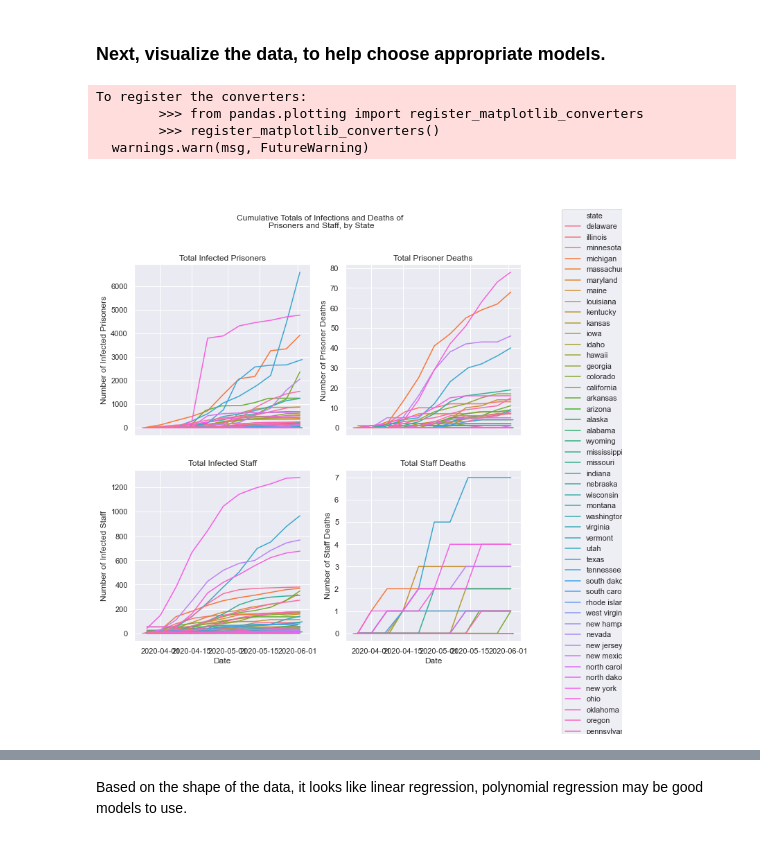
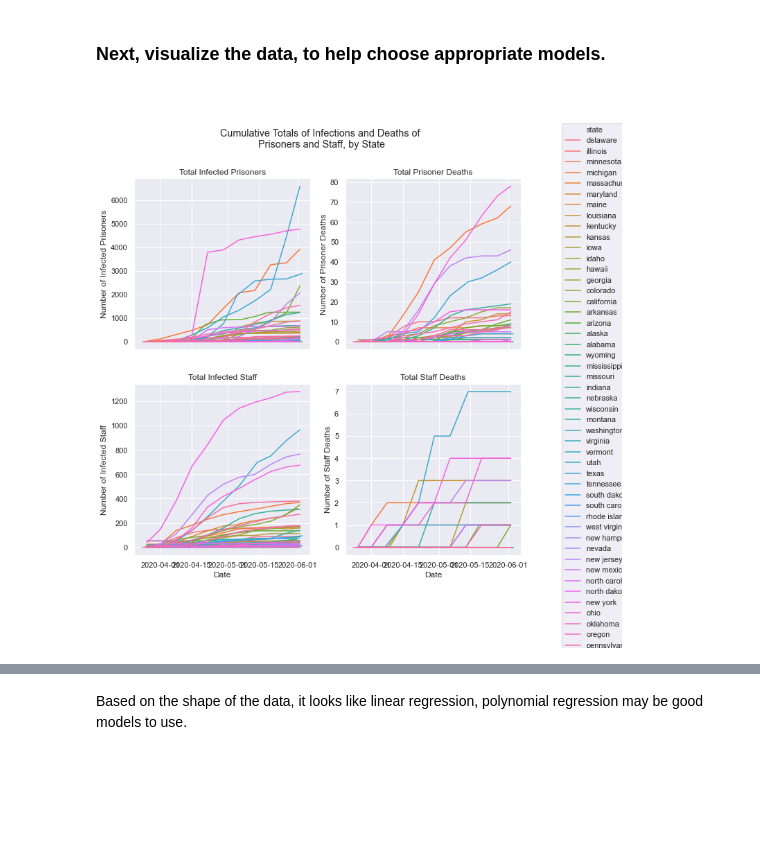
Before and after one commit to christi-liongson/covid_decarceration, a Jupyter notebook: analysis/prison_data_processing.ipynb, the cells around one changed output, grey strips where cells are left out. Cells and saved outputs as stored; diff of their text form; code cells hidden in the pictures; blank space fills up the shorter version.

```diff
--- a/analysis/prison_data_processing.ipynb
+++ b/analysis/prison_data_processing.ipynb
@@ -376,19 +350,15 @@ def make_time_plot(df, vars_and_labels, grouping, title):
 # %%
 cum_vars_labels = [("total_prisoner_cases", "Number of Infected Prisoners", "Total Infected Prisoners"),
                    ("total_prisoner_deaths", "Number of Prisoner Deaths", "Total Prisoner Deaths"),
                    ("total_staff_cases", "Number of Infected Staff", "Total Infected Staff"),
                    ("total_staff_deaths", "Number of Staff Deaths", "Total Staff Deaths")]
 
 
 ## Plot Total Inmate and Staff Cases and Deaths over Time, by State
-make_time_plot(df, cum_vars_labels, "state",
-               "Cumulative Totals of Infections and Deaths of \nPrisoners and Staff, by State")
+plotting.make_time_plot(df, cum_vars_labels, "state",
+                        "Cumulative Totals of Infections and Deaths of \nPrisoners and Staff, by State")
 # %% [output]
-To register the converters:
-        >>> from pandas.plotting import register_matplotlib_converters
-        >>> register_matplotlib_converters()
-  warnings.warn(msg, FutureWarning)
-[figure, old version]
+[figure, new version]
 # %%
 new_vars_labels = [("new_prisoner_cases", "Number of Newly Infected Prisoners", "Newly Infected Prisoners"),
                    ("new_prisoner_deaths", "Number of New Prisoner Deaths", "New Prisoner Deaths"),
```
Also changed, not shown: parts of 62 cells of this notebook, 2 other files.
